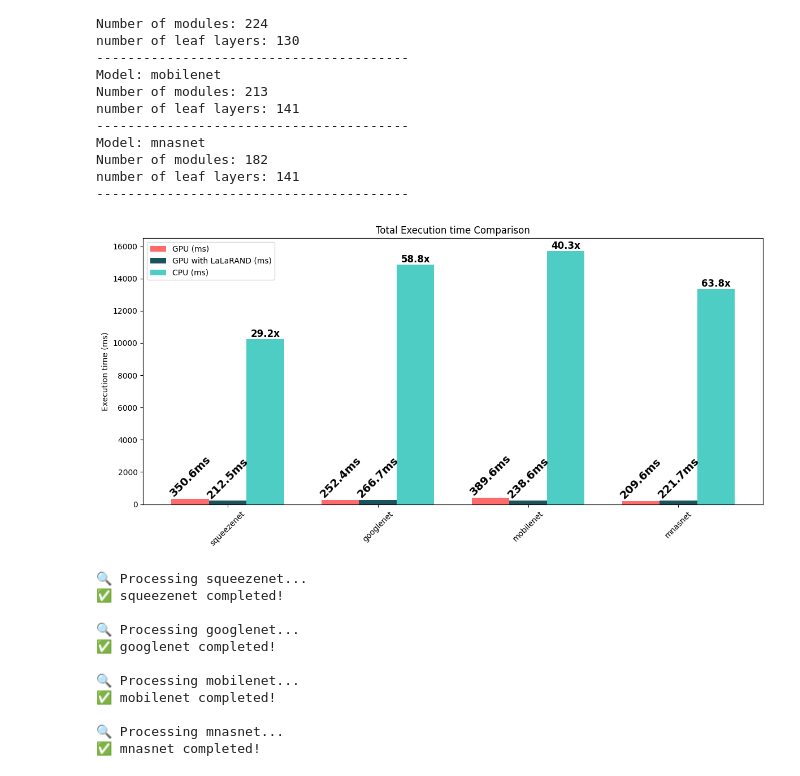
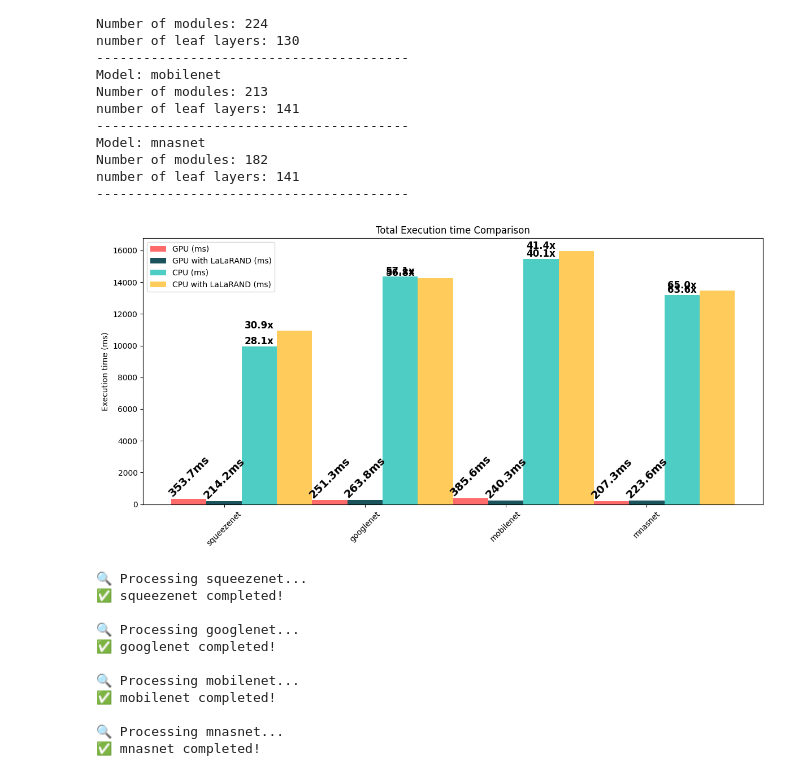
Before and after one commit to monkcat/pytorch_bootcamp, a Jupyter notebook: LaLaRAND.ipynb, the cells around one changed output. Saved outputs shown, nothing was run; the diff lists cells and outputs as text; code cells hidden in the pictures.

```diff
--- a/LaLaRAND.ipynb
+++ b/LaLaRAND.ipynb
@@ -205,3 +317,15 @@ class LaLaRAND:
+# %%
+def resource_decider(layer_index):
+
+    return "cpu"
+
+def resource_decider_gpu(layer_index):
+
+    return "cuda"
+
+def resource_decider_cpu(layer_index):
+
+    return "cpu"
 # %%
 dummy_gpu = torch.randn(1000, 3, 224, 224, device="cuda")
 dummy_cpu = dummy_gpu.cpu()
@@ -219,7 +343,8 @@ for name, model in models.items():
     simple_results[name] = {'gpu': t1-t0}
 
     # --- GPU with LaLaRAND ---
-    lala_gpu = LaLaRAND(copy.deepcopy(model), [1] * len(get_all_layers(model)))
+    #lala_gpu = LaLaRAND(copy.deepcopy(model), [1] * len(get_all_layers(model)))
+    lala_gpu = LaLaRAND_v2(copy.deepcopy(model), resource_decider_gpu)
     torch.cuda.synchronize()
     t0 = time.time()
     with torch.inference_mode():
@@ -235,12 +360,23 @@ for name, model in models.items():
         _ = m_cpu(dummy_cpu)
     t3 = time.time()
     simple_results[name]['cpu'] = t3-t2
+
+     # --- CPU with LaLaRAND ---
+    #lala_cpu = LaLaRAND(copy.deepcopy(model), [0] * len(get_all_layers(model)))
+    lala_cpu = LaLaRAND_v2(copy.deepcopy(model), resource_decider_cpu)
+    t0 = time.time()
+    with torch.inference_mode():
+        _ = lala_cpu.forward(dummy_cpu)
+    t1 = time.time()
+    simple_results[name]['lala_cpu'] = t1-t0
 # %%
 # ---------- Plot ----------
 model_names = list(simple_results.keys())
 gpu_times   = [simple_results[k]['gpu']*1000 for k in model_names]
 lala_gpu_times = [simple_results[k]['lala_gpu']*1000 for k in model_names]
 cpu_times   = [simple_results[k]['cpu']*1000 for k in model_names]
+lala_cpu_times = [simple_results[k]['lala_cpu']*1000 for k in model_names]
+
 
 x = np.arange(len(model_names))
 w = 0.25  # 막대 폭을 줄여서 3개 막대가 잘 보이도록
@@ -249,35 +385,43 @@ plt.figure(figsize=(12,6))
 bars1 = plt.bar(x - w, gpu_times, width=w, label='GPU (ms)', color='#ff6b6b')
 bars2 = plt.bar(x, lala_gpu_times, width=w, label='GPU with LaLaRAND (ms)', color='#1a535c')
 bars3 = plt.bar(x + w, cpu_times, width=w, label='CPU (ms)', color='#4ecdc4')
+bars4 = plt.bar(x + 2*w, lala_cpu_times, width=w, label='CPU with LaLaRAND (ms)', color='#ffcc5c')
 
 # GPU 실행 시간 라벨 달기
 for i, (bar, gpu_time) in enumerate(zip(bars1, gpu_times)):
     height = bar.get_height()
     plt.text(x[i] - w, height*1.02, f"{gpu_time:.1f}ms",
              ha='center', va='bottom', fontsize=14, fontweight='bold', rotation=45)
 
 # GPU with LaLaRAND 실행 시간 라벨 달기
 for i, (bar, lala_gpu_time) in enumerate(zip(bars2, lala_gpu_times)):
     height = bar.get_height()
     plt.text(x[i], height*1.02, f"{lala_gpu_time:.1f}ms",
              ha='center', va='bottom', fontsize=14, fontweight='bold', rotation = 45)
 
 # CPU 실행 시간 라벨 달기
 for i, (bar, cpu_time) in enumerate(zip(bars3, cpu_times)):
     cpu_vs_gpu_slowdown = cpu_times[i] / gpu_times[i]
     height = bar.get_height()
     plt.text(x[i] + w, height*1., f"{cpu_vs_gpu_slowdown:.1f}x",
              ha='center', va='bottom', fontsize=12, fontweight='bold',)
 
+# CPU with lalarand 실행 시간 라벨 달기
+for i, (bar, cpu_time) in enumerate(zip(bars4, lala_cpu_times)):
+    lala_cpu_vs_gpu_slowdown = lala_cpu_times[i] / gpu_times[i]
+    height = bar.get_height()
+    plt.text(x[i] + w, height*1., f"{lala_cpu_vs_gpu_slowdown:.1f}x",
+             ha='center', va='bottom', fontsize=12, fontweight='bold',)
+
 
 plt.xticks(x, model_names, rotation=45)
 plt.ylabel('Execution time (ms)')
 plt.title('Total Execution time Comparison')
 plt.legend()
 plt.tight_layout()
 plt.show()
 # %% [output]
-[figure, old version]
+[figure, new version]
 # %%
 results = {}
 dummy_input = torch.randn(1000, 3, 224, 224).cuda()
```
Also changed, not shown: parts of 12 cells of this notebook, 15 other files.
